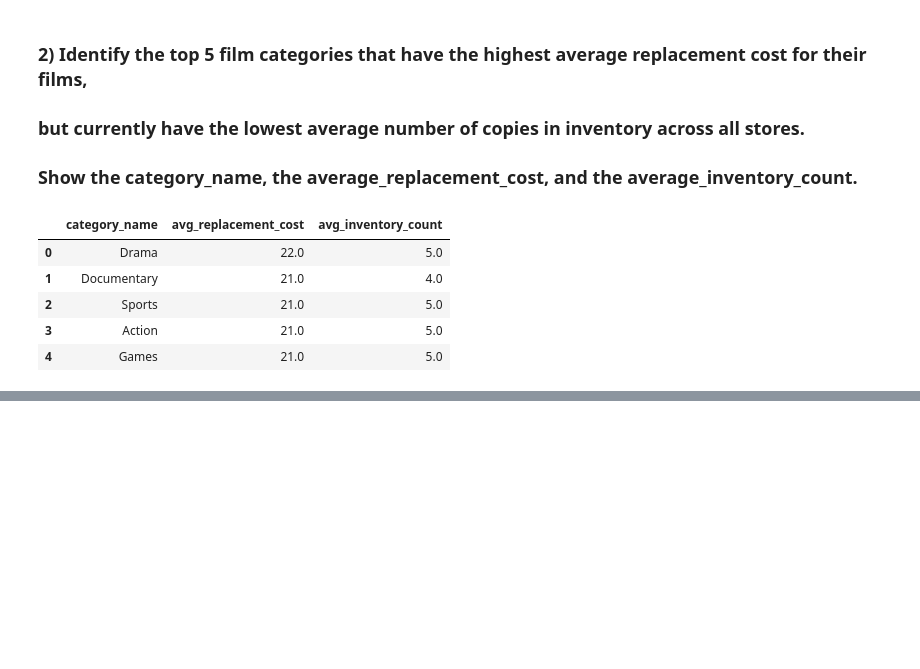
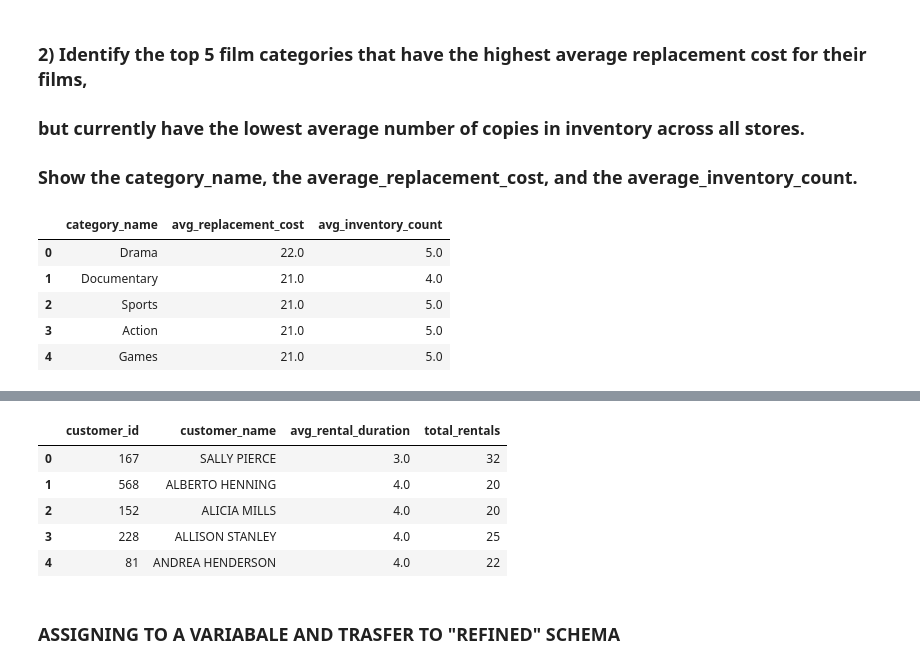
Before and after one commit to LAjoyan/sakila_lab_lilit_ajoyan, a Jupyter notebook: sakila_lab_analysis.ipynb, the cells around one changed output, grey strips where cells are left out. Drawn from its saved outputs; the diff is of its cells as text; code cells hidden in the pictures; blank space fills up the shorter version.

```diff
--- a/sakila_lab_analysis.ipynb
+++ b/sakila_lab_analysis.ipynb
@@ -147,0 +159,11 @@ duckdb.sql("SELECT c.name AS category_name, ROUND(AVG(f.replacement_cost)) AS av
+# %%
+duckdb.sql("SELECT c.customer_id, c.first_name || ' ' || c.last_name AS customer_name, ROUND(AVG(date_diff('day', r.rental_date , r.return_date))) AS avg_rental_duration, COUNT(r.rental_id) AS total_rentals FROM customer c JOIN rental r ON c.customer_id = r.customer_id WHERE r.return_date IS NOT NULL GROUP BY c.customer_id, customer_name ORDER BY avg_rental_duration, customer_name LIMIT 5;").df()
+# %% [output]
+|  | customer_id | customer_name | avg_rental_duration | total_rentals |
+| 0 | 167 | SALLY PIERCE | 3.0 | 32 |
+| 1 | 568 | ALBERTO HENNING | 4.0 | 20 |
+| 2 | 152 | ALICIA MILLS | 4.0 | 20 |
+| 3 | 228 | ALLISON STANLEY | 4.0 | 25 |
+| 4 | 81 | ANDREA HENDERSON | 4.0 | 22 |
+# %% [markdown]
+### ASSIGNING TO A VARIABALE AND TRASFER TO "REFINED" SCHEMA
```
Also changed, not shown: parts of 6 cells of this notebook.
